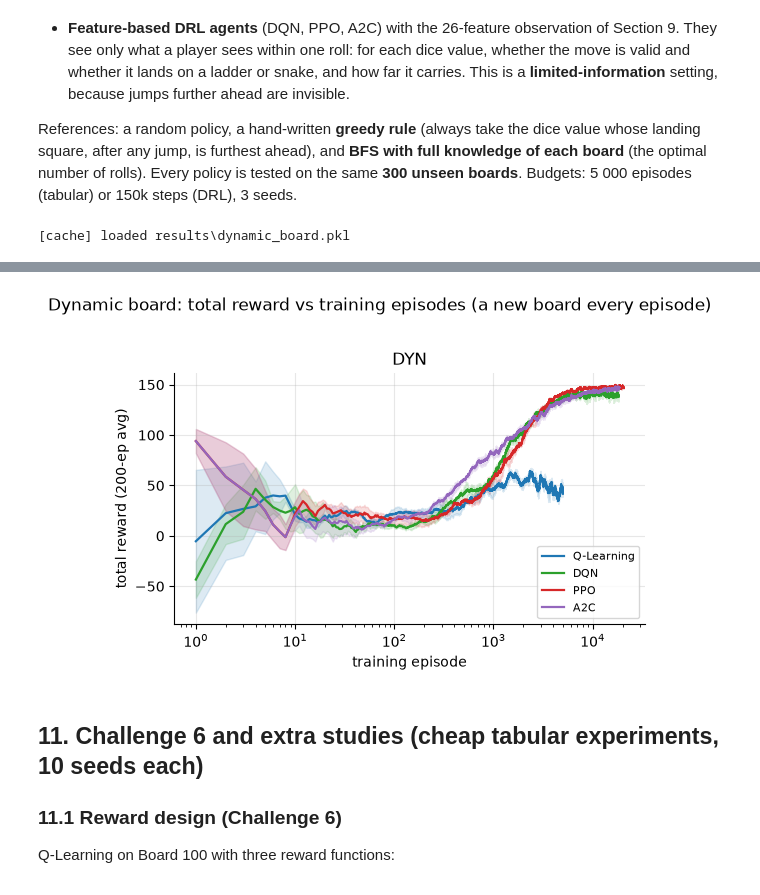
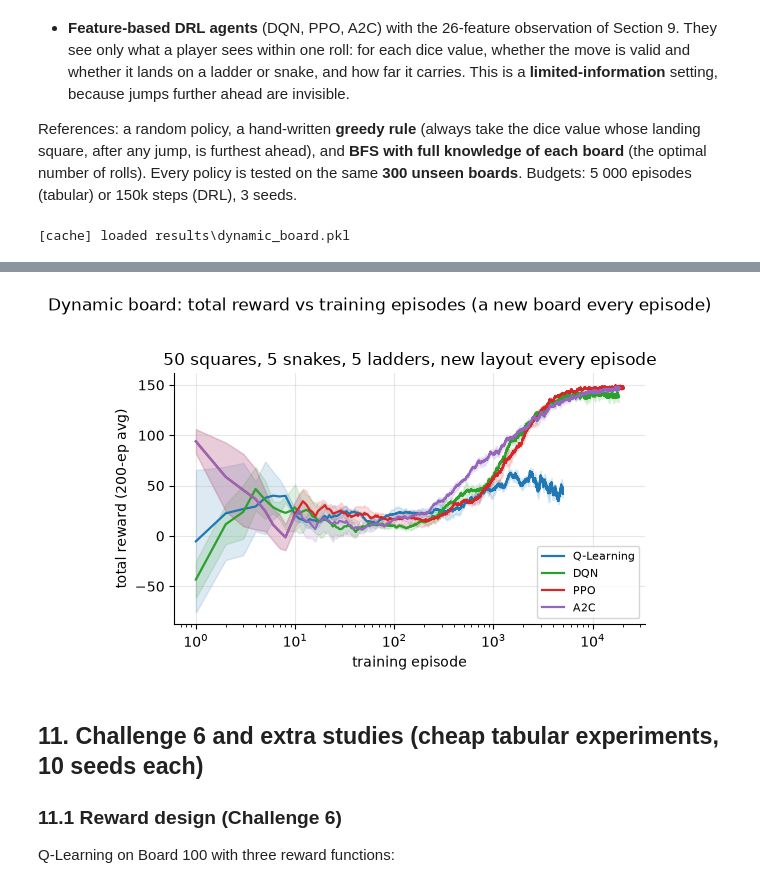
Before and after one commit to ziadmohamdd/snakes-ladders-rl, a Jupyter notebook: snakes_ladders_rl.ipynb, the cells around one changed output, grey strips where cells are left out. Cells and saved outputs as stored; diff of their text form; code cells hidden in the pictures.

```diff
--- a/snakes_ladders_rl.ipynb
+++ b/snakes_ladders_rl.ipynb
@@ -889,7 +891,7 @@ def mean_curve(logs, key, w=100):
     return np.arange(1, L + 1), arr.mean(0), arr.std(0)
 
 
-def plot_training(results, boards, key, ylabel, algos=ALGOS, w=100, logx=True, refs=True, title=None):
+def plot_training(results, boards, key, ylabel, algos=ALGOS, w=100, logx=True, refs=True, title=None, labels=None):
     fig, axes = plt.subplots(1, len(boards), figsize=(5.6 * len(boards), 3.8), squeeze=False)
     for ax, bname in zip(axes[0], boards):
         for algo in algos:
@@ -903,7 +905,7 @@ def plot_training(results, boards, key, ylabel, algos=ALGOS, w=100, logx=True, r
             ax.axhline(rnd, color="grey", ls=":", lw=1.2, label="random")
         if logx:
             ax.set_xscale("log")
-        ax.set_title(bname); ax.set_xlabel("training episode"); ax.set_ylabel(ylabel)
+        ax.set_title((labels or {}).get(bname, bname)); ax.set_xlabel("training episode"); ax.set_ylabel(ylabel)
     axes[0][0].legend(fontsize=8)
     if title:
         fig.suptitle(title, y=1.02)
@@ -1597,6 +1599,7 @@ def eval_dynamic(policy, episodes=300, seed=900_000):
     env, rows = DiceBoardEnv(**DYN), []
     for i in range(episodes):
         env.reset(seed=seed + i)
+        env.action_space.seed(seed + i)
         bfs = bfs_shortest_path(env.n, env.jumps)[0]
         total, done = 0.0, False
         while not done:
@@ -1649,6 +1652,7 @@ DYN_TABLE = pd.DataFrame(rows).fillna("").set_index("policy")
 DYN_TABLE.to_csv(os.path.join(RESULTS_DIR, "dynamic_board_summary.csv"))
 display(DYN_TABLE)
 plot_training(DYNRES, ["DYN"], "reward", "total reward (200-ep avg)", algos=DYN_ALGOS, w=200,
+              labels={"DYN": "50 squares, 5 snakes, 5 ladders, new layout every episode"},
               title="Dynamic board: total reward vs training episodes (a new board every episode)")
 # %% [output]
 [cache] loaded results\dynamic_board.pkl
@@ -1658,11 +1662,11 @@ plot_training(DYNRES, ["DYN"], "reward", "total reward (200-ep avg)", algos=DYN_
 | Greedy rule (hand-written) | 100.0 | 5.39 | 146.0 | 1.02 | 88.7 |  |
 | Q-Learning trained on fixed Board 50 | 33.7 | 14.01 | -24.2 | 1.92 | 1.3 |  |
 | Q-Learning (position only) | 51.2 ± 3.6 | 13.36 ± 0.14 | 17.1 ± 11.1 | 2.09 ± 0.11 | 0.6 ± 0.2 | 2.4 ± 0.1 |
 | DQN (features) | 91.4 ± 2.6 | 7.11 ± 0.39 | 135.8 ± 3.4 | 1.20 ± 0.03 | 34.3 ± 4.3 | 66.9 ± 0.3 |
 | PPO (features) | 100.0 ± 0.0 | 5.66 ± 0.02 | 147.4 ± 0.1 | 1.08 ± 0.00 | 68.1 ± 1.3 | 28.2 ± 0.0 |
 | A2C (features) | 100.0 ± 0.0 | 6.15 ± 0.14 | 146.8 ± 0.1 | 1.17 ± 0.03 | 37.2 ± 5.6 | 16.9 ± 0.1 |
 | BFS with full board knowledge | 100.0 | 5.27 |  | 1.00 | 100.0 |  |
-[figure, old version]
+[figure, new version]
 # %% [markdown]
 ## 11. Challenge 6 and extra studies (cheap tabular experiments, 10 seeds each)
 
```
Also changed, not shown: parts of 11 cells of this notebook, 8 other files.
